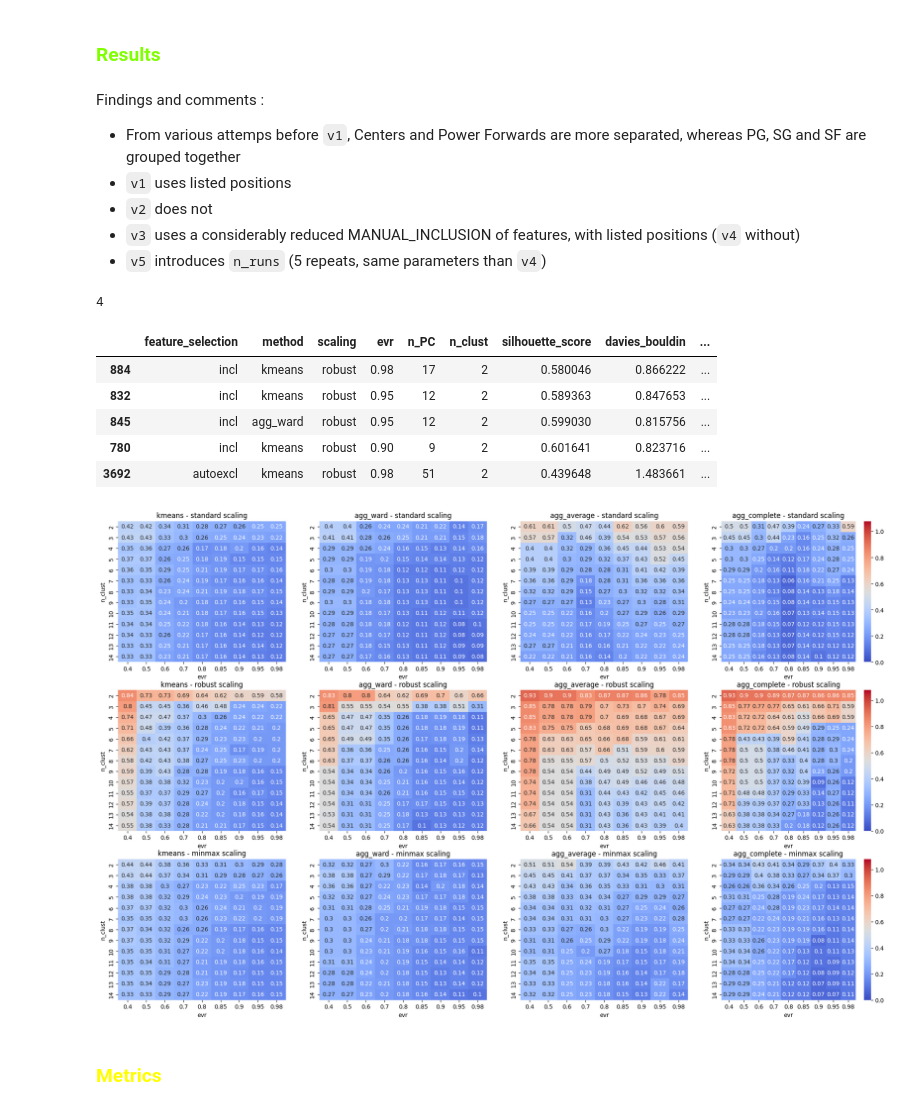
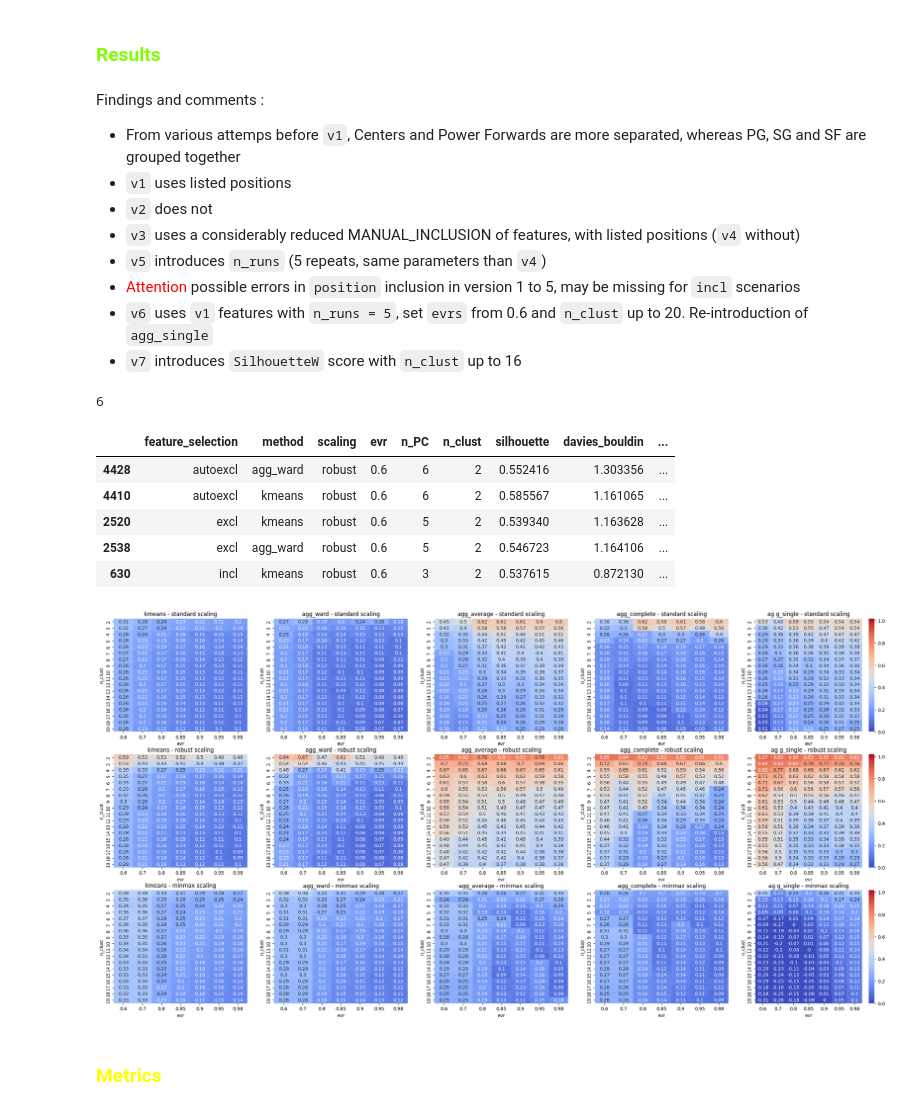
Before and after one commit to arnaud-odet/Roster_Building, a Jupyter notebook: notebooks/clustering.ipynb, the cells around one changed output. Drawn from its saved outputs; the diff is of its cells as text; code cells hidden in the pictures.

Commit message:
Implementing SilhouetteW and BallHall scores, better handling of metrics in Clusterer

```diff
--- a/notebooks/clustering.ipynb
+++ b/notebooks/clustering.ipynb
@@ -249,38 +267,45 @@ Feature Selection : autoexcl
 * `v2` does not
 * `v3` uses a considerably reduced MANUAL_INCLUSION of features, with listed positions (`v4` without)
 * `v5` introduces `n_runs` (5 repeats, same parameters than `v4`)
+* <span style = 'color : red'> Attention </span> possible errors in `position` inclusion in version 1 to 5, may be missing for `incl` scenarios
+* `v6` uses `v1` features with `n_runs = 5`, set `evrs` from 0.6 and `n_clust` up to 20. Re-introduction of `agg_single`
+* `v7` introduces `SilhouetteW` score with `n_clust` up to 16
 # %%
-clusterer = Clusterer(alpha= 0.5, beta = 2)
+clusterer = Clusterer(alpha= 0.5, beta = 0)
 clusterer.last_version
 # %% [output]
-4
+6
 # %%
-# cdf = clusterer.rdf.copy()
-cdf = clusterer.load_results(3)
+cdf = clusterer.rdf.copy()
+# cdf = clusterer.load_results(3)
 display(cdf.sort_values(by = 'evr_e_w_silhouette', ascending=False).head(5))
 # %% [output]
-|  | feature_selection | method | scaling | evr | n_PC | n_clust | silhouette_score | davies_bouldin | ... |
-| 884 | incl | kmeans | robust | 0.98 | 17 | 2 | 0.580046 | 0.866222 | ... |
-| 832 | incl | kmeans | robust | 0.95 | 12 | 2 | 0.589363 | 0.847653 | ... |
-| 845 | incl | agg_ward | robust | 0.95 | 12 | 2 | 0.599030 | 0.815756 | ... |
-| 780 | incl | kmeans | robust | 0.90 | 9 | 2 | 0.601641 | 0.823716 | ... |
-| 3692 | autoexcl | kmeans | robust | 0.98 | 51 | 2 | 0.439648 | 1.483661 | ... |
+|  | feature_selection | method | scaling | evr | n_PC | n_clust | silhouette | davies_bouldin | ... |
+| 4428 | autoexcl | agg_ward | robust | 0.6 | 6 | 2 | 0.552416 | 1.303356 | ... |
+| 4410 | autoexcl | kmeans | robust | 0.6 | 6 | 2 | 0.585567 | 1.161065 | ... |
+| 2520 | excl | kmeans | robust | 0.6 | 5 | 2 | 0.539340 | 1.163628 | ... |
+| 2538 | excl | agg_ward | robust | 0.6 | 5 | 2 | 0.546723 | 1.164106 | ... |
+| 630 | incl | kmeans | robust | 0.6 | 3 | 2 | 0.537615 | 0.872130 | ... |
 # %%
 scalings = cdf['scaling'].unique()
 methods = cdf['method'].unique()
-fs = 'incl'
-metric = 'evr_e_w_silhouette'
-metric = 'silhouette_score'
+
+metric = 'silhouette'
+# metric = 'silhouette_W'
+# metric = 'e_w_silhouette'
+# metric = 'evr_e_w_silhouette'
+
 heatmap_kw = {'cmap': 'coolwarm', 'vmin': max(cdf[metric].min()-0.15,0), 'vmax':cdf[metric].max()+0.15, 'annot': True}
 fig, axs = plt.subplots(len(scalings),len(methods),figsize = (6*len(methods),5* len(scalings)));
+_cdf = cdf.groupby(['method','scaling','evr','n_clust']).agg({'n_PC':'first', metric:'max'}).reset_index()
 for i, ax in enumerate(axs.flatten()) :
     method = methods[i % len(methods)]
     scaling = scalings[i // len(methods)]
-    sns.heatmap(data= cdf[(cdf['method']==method)&(cdf['scaling']==scaling)&(cdf['feature_selection']==fs)].pivot(index = 'n_clust', columns = ['evr'], values = metric).round(2),
+    sns.heatmap(data= _cdf[(_cdf['method']==method)&(_cdf['scaling']==scaling)].pivot(index = 'n_clust', columns = ['evr'], values = metric).round(2),
                 ax = ax, **heatmap_kw, cbar = (i % len(methods)) == len(methods) -1);
     ax.set_title(f"{method} - {scaling} scaling");
 # %% [output]
-[figure, old version]
+[figure, new version]
 # %% [markdown]
 ### <span style = 'color:yellow'>Metrics
 # %% [markdown]
```
Also changed, not shown: parts of 21 cells of this notebook, 2 other files.
